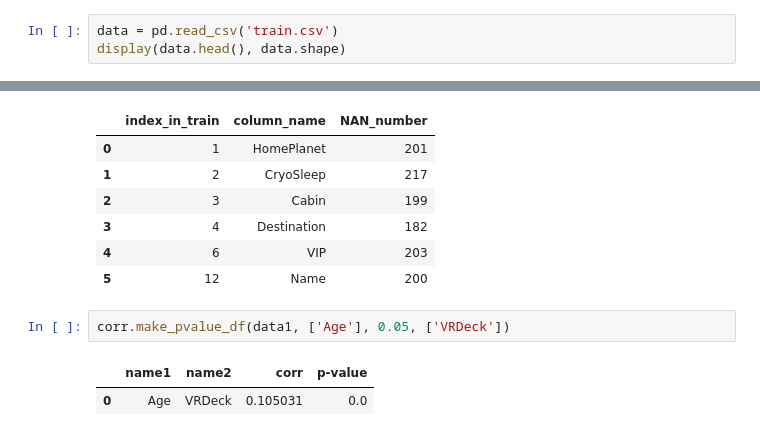
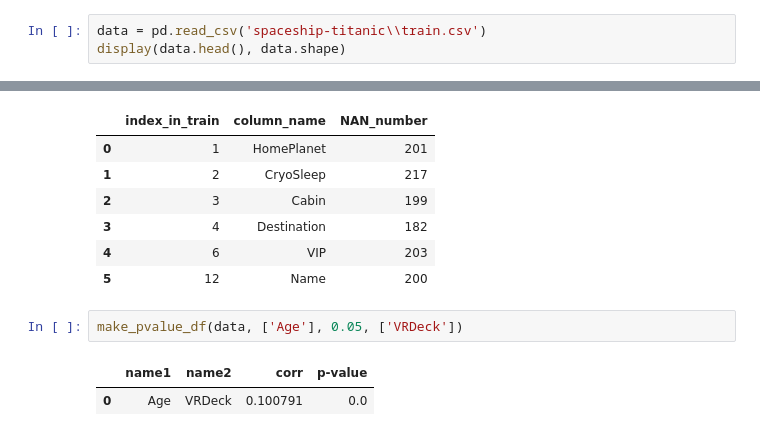
Before and after one commit to lakP44/coding-total, a Jupyter notebook: module/rock/test1.ipynb, the cells around one changed output, grey strips where cells are left out. Cells and saved outputs as stored; diff of their text form.

```diff
--- a/module/rock/test1.ipynb
+++ b/module/rock/test1.ipynb
@@ -9,5 +9,5 @@ print(dir(rock.corr))
 # %%
-data = pd.read_csv('train.csv')
+data = pd.read_csv('spaceship-titanic\\train.csv')
 display(data.head(), data.shape)
 # %% [output]
 |  | PassengerId | HomePlanet | CryoSleep | Cabin | Destination | Age | VIP | RoomService | FoodCourt | ... |
@@ -70,7 +66,7 @@ checkNAN(data)
 | 4 | 6 | VIP | 203 |
 | 5 | 12 | Name | 200 |
 # %%
-corr.make_pvalue_df(data1, ['Age'], 0.05, ['VRDeck'])
+make_pvalue_df(data, ['Age'], 0.05, ['VRDeck'])
 # %% [output]
 |  | name1 | name2 | corr | p-value |
-| 0 | Age | VRDeck | 0.105031 | 0.0 |
+| 0 | Age | VRDeck | 0.100791 | 0.0 |
```
Also changed, not shown: parts of 13 cells of this notebook, 5 other files.
